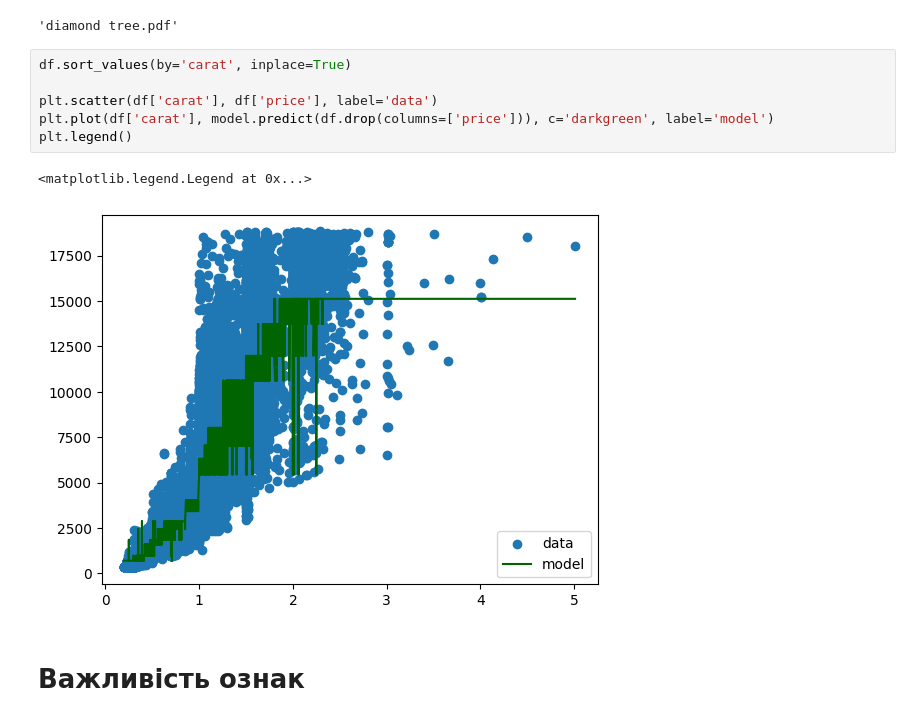
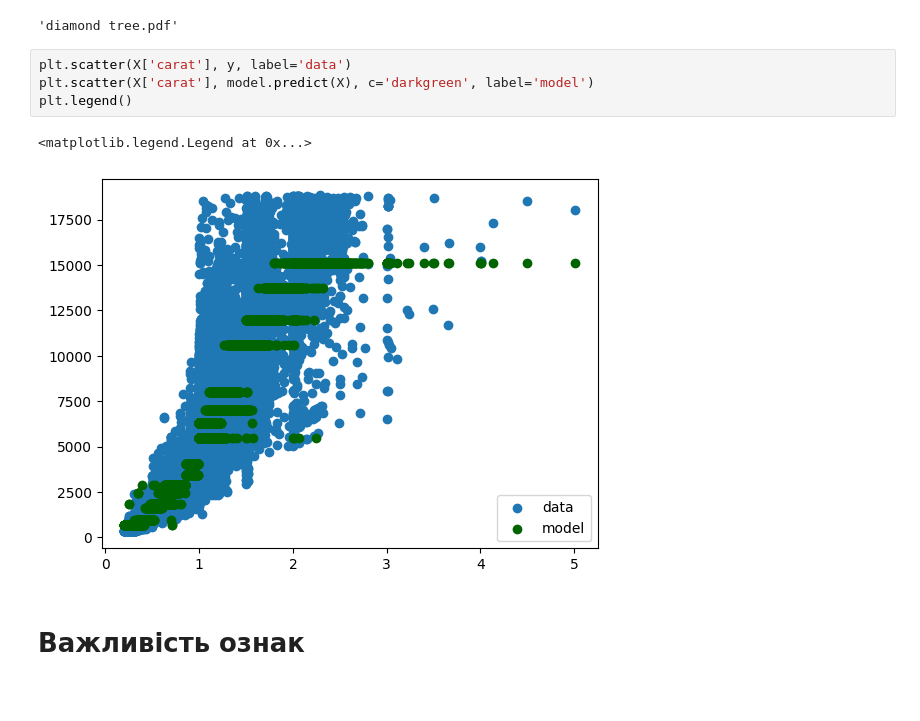
Before and after one commit to HalyshAnton/IT-Step-Pyton-AI, a Jupyter notebook: module3/decision_tree.ipynb, the cells around one changed output. Saved outputs shown, nothing was run; the diff lists cells and outputs as text.

```diff
--- a/module3/decision_tree.ipynb
+++ b/module3/decision_tree.ipynb
@@ -218,14 +218,12 @@ graph.render("diamond tree")
 # %% [output]
 'diamond tree.pdf'
 # %%
-df.sort_values(by='carat', inplace=True)
-
-plt.scatter(df['carat'], df['price'], label='data')
-plt.plot(df['carat'], model.predict(df.drop(columns=['price'])), c='darkgreen', label='model')
+plt.scatter(X['carat'], y, label='data')
+plt.scatter(X['carat'], model.predict(X), c='darkgreen', label='model')
 plt.legend()
 # %% [output]
 <matplotlib.legend.Legend at 0x...>
-[figure, old version]
+[figure, new version]
 # %% [markdown]
 # Важливість ознак
 # %% [markdown]
```
Also changed, not shown: parts of 3 cells of this notebook.
